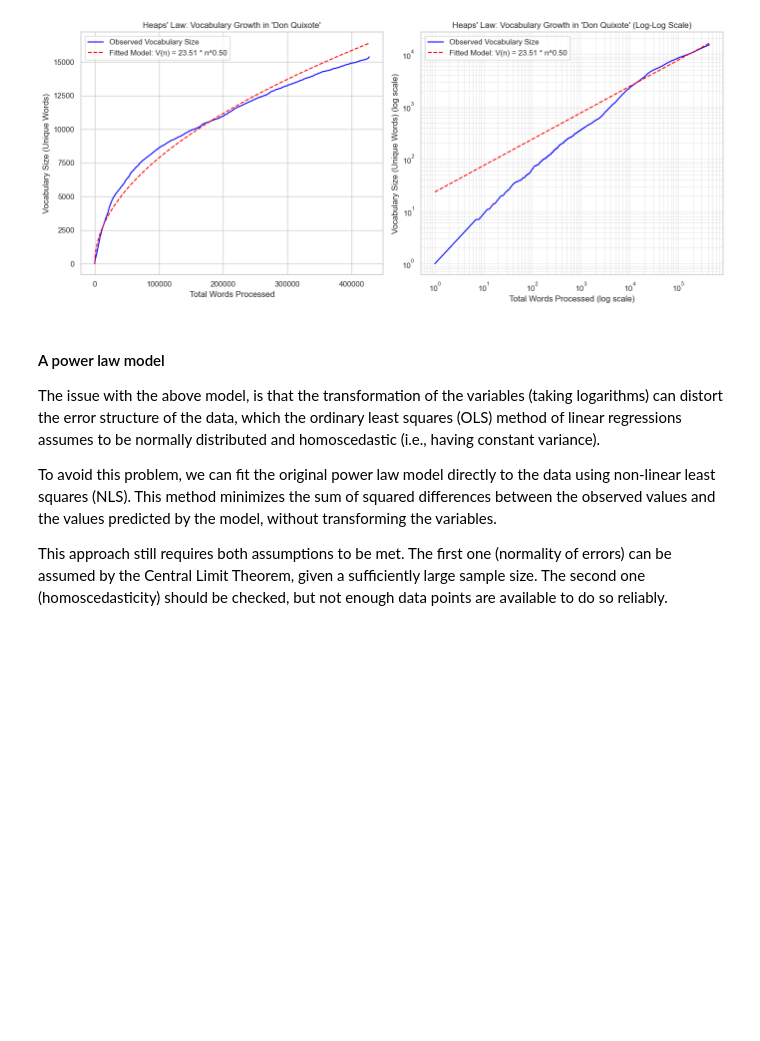
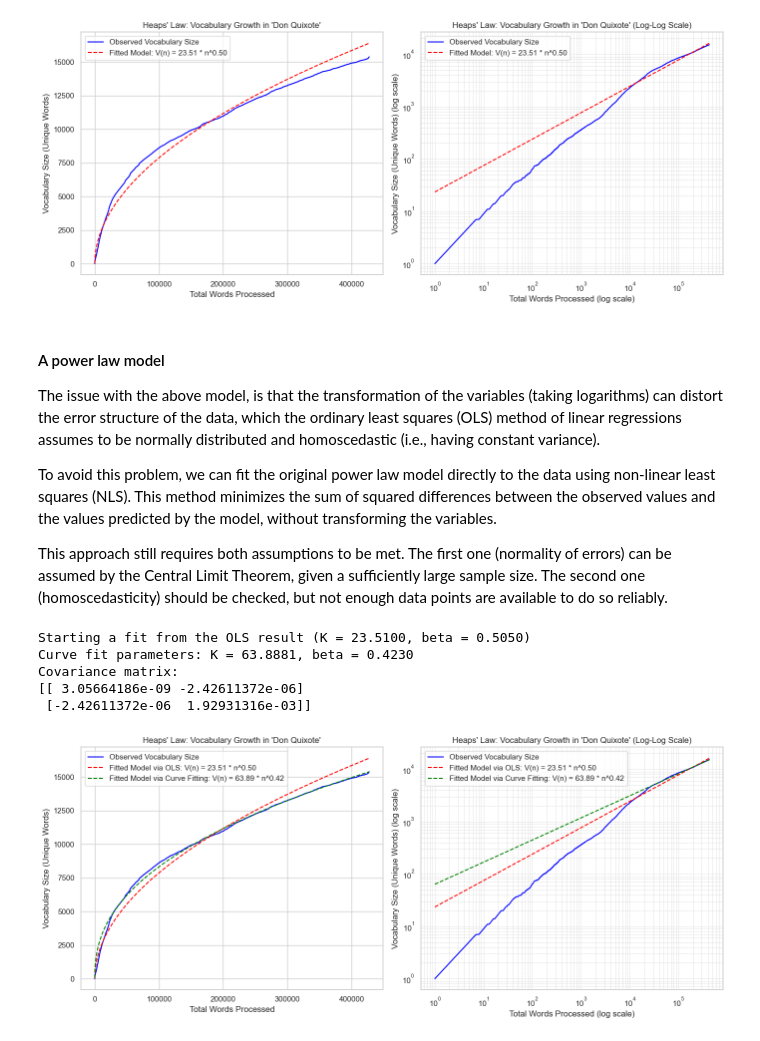
Before and after one commit to AimbotParce/MDS-IRRS-ZipfLaw, a Jupyter notebook: notebooks/Heaps.ipynb, the cells around one changed output. Saved outputs shown, nothing was run; the diff lists cells and outputs as text; code cells hidden in the pictures; blank space fills up the shorter version.

Commit message:
Add curve fitting models as well as "bootstrapping" experiments to Heaps.ipynb

```diff
--- a/notebooks/Heaps.ipynb
+++ b/notebooks/Heaps.ipynb
@@ -62,9 +70,9 @@ from sklearn.linear_model import LinearRegression
 
 model = LinearRegression()
 model.fit(np.log(words_processed).reshape(-1, 1), np.log(vocab_sizes).reshape(-1, 1))
-beta = model.coef_[0][0]
-K = np.exp(model.intercept_[0])
-print(f"Fitted parameters: K = {K:.4f}, beta = {beta:.4f}")
+beta_ols = model.coef_[0][0]
+K_ols = np.exp(model.intercept_[0])
+print(f"Fitted parameters: K = {K_ols:.4f}, beta = {beta_ols:.4f}")
 # %% [output]
 Fitted parameters: K = 23.5100, beta = 0.5050
 # %%
@@ -111,3 +119,71 @@ The issue with the above model, is that the transformation of the variables (tak
 To avoid this problem, we can fit the original power law model directly to the data using non-linear least squares (NLS). This method minimizes the sum of squared differences between the observed values and the values predicted by the model, without transforming the variables.
 
 This approach still requires both assumptions to be met. The first one (normality of errors) can be assumed by the Central Limit Theorem, given a sufficiently large sample size. The second one (homoscedasticity) should be checked, but not enough data points are available to do so reliably.
+# %%
+from scipy.optimize import curve_fit
+
+
+def func_power_law(x: float, beta: float, K: float) -> float:
+    return K * x**beta
+
+
+print(f"Starting a fit from the OLS result (K = {K_ols:.4f}, beta = {beta_ols:.4f})")
+(beta_curve_fit, K_curve_fit), pcov = curve_fit(func_power_law, words_processed, vocab_sizes, p0=[beta_ols, K_ols])
+print(f"Curve fit parameters: K = {K_curve_fit:.4f}, beta = {beta_curve_fit:.4f}")
+print(f"Covariance matrix:\n{pcov}")
+# %% [output]
+Starting a fit from the OLS result (K = 23.5100, beta = 0.5050)
+Curve fit parameters: K = 63.8881, beta = 0.4230
+Covariance matrix:
+[[ 3.05664186e-09 -2.42611372e-06]
+ [-2.42611372e-06  1.92931316e-03]]
+# %%
+fig, ax = plt.subplots(1, 2, figsize=(14, 6))
+
+# First figure: Linear scale
+ax[0].plot(words_processed, vocab_sizes, label="Observed Vocabulary Size", color="blue")
+ax[0].plot(
+    words_processed,
+    K_ols * words_processed**beta_ols,
+    label=f"Fitted Model via OLS: V(n) = {K_ols:.2f} * n^{beta_ols:.2f}",
+    color="red",
+    linestyle="--",
+)
+ax[0].plot(
+    words_processed,
+    K_curve_fit * words_processed**beta_curve_fit,
+    label=f"Fitted Model via Curve Fitting: V(n) = {K_curve_fit:.2f} * n^{beta_curve_fit:.2f}",
+    color="green",
+    linestyle="--",
+)
+ax[0].set_xlabel("Total Words Processed")
+ax[0].set_ylabel("Vocabulary Size (Unique Words)")
+ax[0].set_title("Heaps' Law: Vocabulary Growth in 'Don Quixote'")
+ax[0].legend()
+
+# Axis 2: Log-Log Scale
+ax[1].grid(True, which="both", linestyle="--", linewidth=0.5)  # Add grid for better readability
+ax[1].loglog(words_processed, vocab_sizes, label="Observed Vocabulary Size", color="blue")
+ax[1].loglog(
+    words_processed,
+    K_ols * words_processed**beta_ols,
+    label=f"Fitted Model via OLS: V(n) = {K_ols:.2f} * n^{beta_ols:.2f}",
+    color="red",
+    linestyle="--",
+)
+ax[1].loglog(
+    words_processed,
+    K_curve_fit * words_processed**beta_curve_fit,
+    label=f"Fitted Model via Curve Fitting: V(n) = {K_curve_fit:.2f} * n^{beta_curve_fit:.2f}",
+    color="green",
+    linestyle="--",
+)
+ax[1].set_xlabel("Total Words Processed (log scale)")
+ax[1].set_ylabel("Vocabulary Size (Unique Words) (log scale)")
+ax[1].set_title("Heaps' Law: Vocabulary Growth in 'Don Quixote' (Log-Log Scale)")
+ax[1].legend()
+
+plt.tight_layout()
+plt.show()
+# %% [output]
+[figure, added]
```
Also changed, not shown: parts of 7 cells of this notebook, 1 other file.
